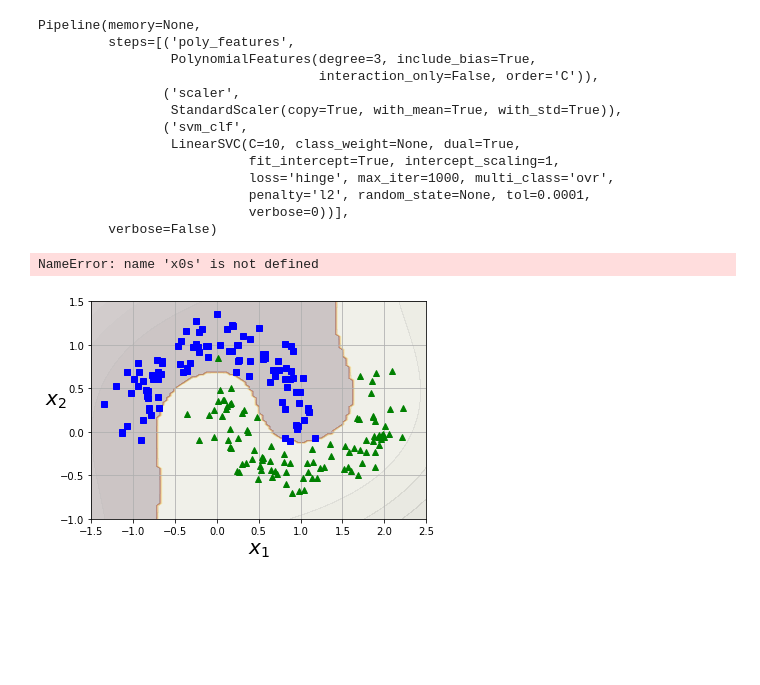
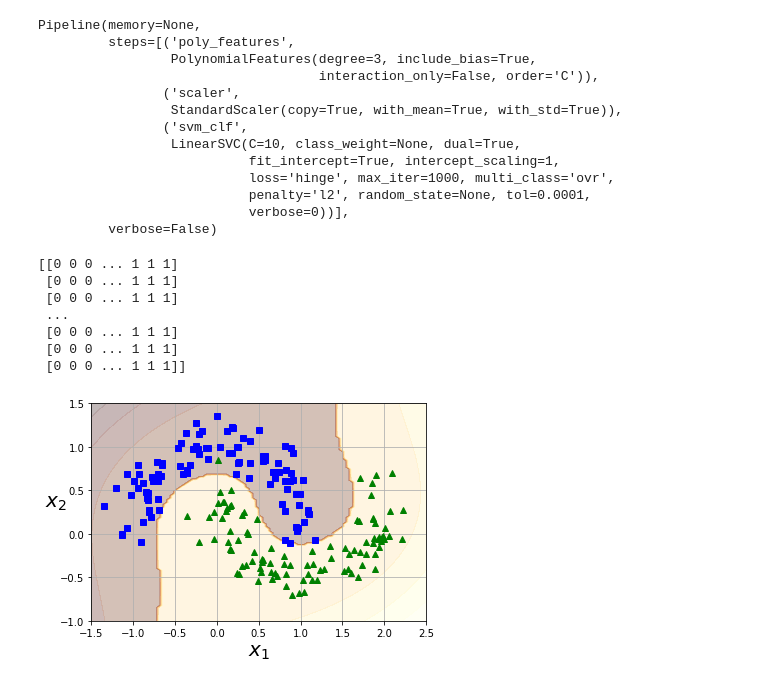
Before and after one commit to VladiGGeorgiev/ml-playground, a Jupyter notebook: ml/svm_nonlinear_moons.ipynb, the cells around one changed output. Drawn from its saved outputs; the diff is of its cells as text; code cells hidden in the pictures; blank space fills up the shorter version.

```diff
--- a/ml/svm_nonlinear_moons.ipynb
+++ b/ml/svm_nonlinear_moons.ipynb
@@ -65,26 +65,31 @@ Pipeline(memory=None,
                            penalty='l2', random_state=None, tol=0.0001,
                            verbose=0))],
          verbose=False)
-# %%
-poly_svm_clf.predict([[0, 0]])[0]
-x0s
-# %% [output]
-NameError: name 'x0s' is not defined
 # %%
 def plot_decision_function(poly_svm_clf):
     axes =  [-1.5, 2.5, -1, 1.5]
     x0s = np.linspace(axes[0], axes[1], 100)
     x1s = np.linspace(axes[2], axes[3], 100)
     x0, x1 = np.meshgrid(x0s, x1s)
     Xs = np.c_[x0.ravel(), x1.ravel()]
+    #Xs = np.c_[x0s, x1s]
 
     y_pred = poly_svm_clf.predict(Xs).reshape(x0.shape)
     y_decision = poly_svm_clf.decision_function(Xs).reshape(x0.shape)
 
     plt.contourf(x0, x1, y_pred, cmap=plt.cm.afmhot, alpha=0.2)
-    plt.contourf(x0, x1, y_decision, cmap=plt.cm.binary, alpha=0.1)
+    plt.contourf(x0, x1, y_decision, cmap=plt.cm.afmhot, alpha=0.1)
+    print(y_pred)
+
 
 plot_decision_function(poly_svm_clf)
 plot_moons()
 # %% [output]
+[[0 0 0 ... 1 1 1]
+ [0 0 0 ... 1 1 1]
+ [0 0 0 ... 1 1 1]
+ ...
+ [0 0 0 ... 1 1 1]
+ [0 0 0 ... 1 1 1]
+ [0 0 0 ... 1 1 1]]
-[figure, old version]
+[figure, new version]
```
Also changed, not shown: parts of 1 cell of this notebook, 1 other file.
